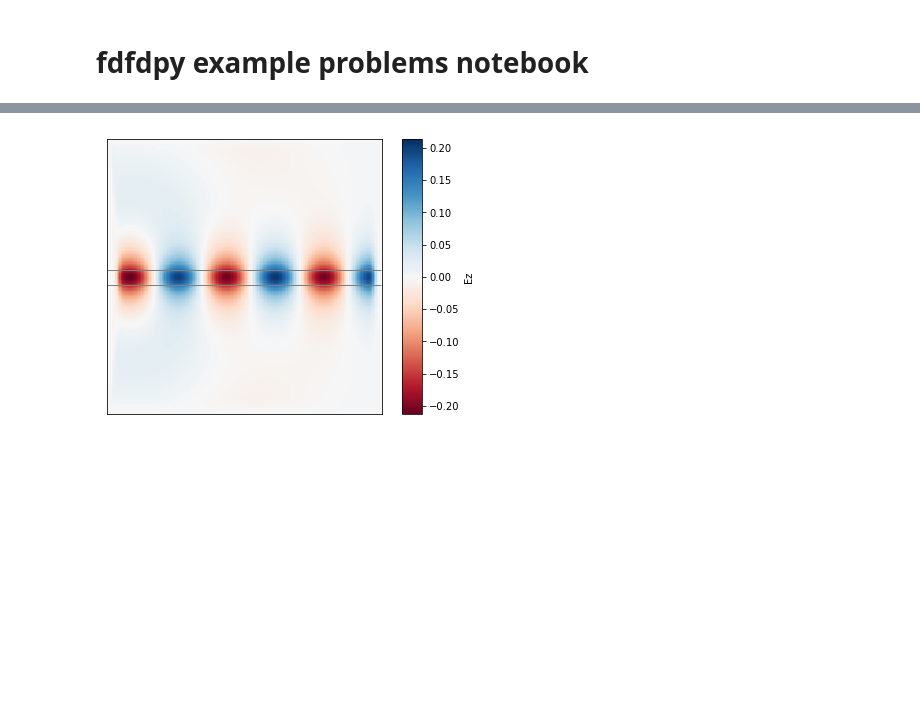
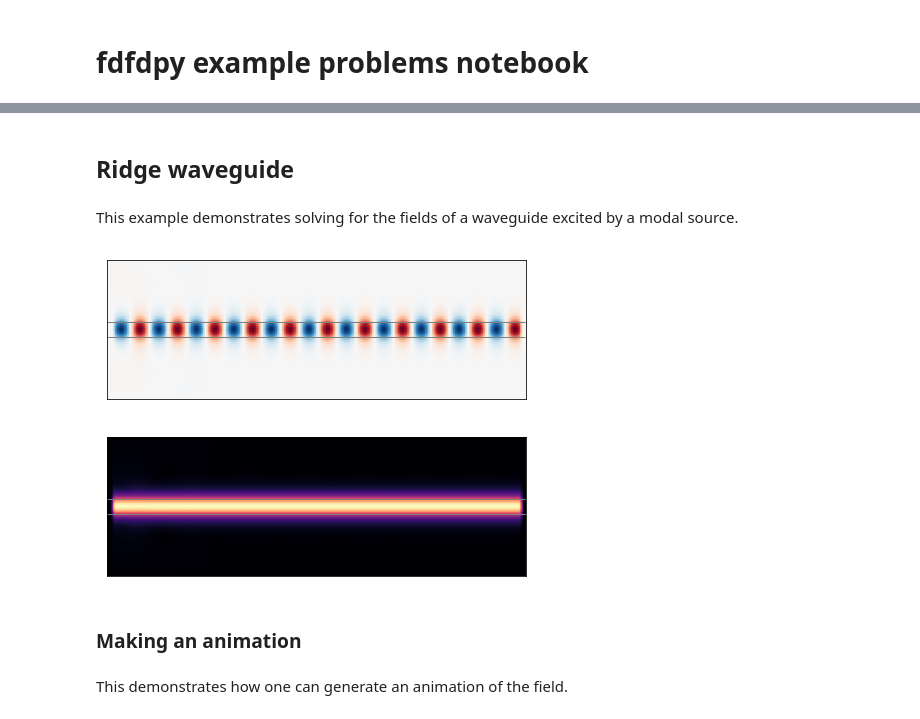
Before and after one commit to fancompute/fdfdpy, a Jupyter notebook: notebooks/Examples.ipynb, the cells around one changed output, grey strips where cells are left out. Cells and saved outputs as stored; diff of their text form; code cells hidden in the pictures; blank space fills up the shorter version.

Commit message:
Updated examples notebook Added feature to generate field animations

```diff
--- a/notebooks/Examples.ipynb
+++ b/notebooks/Examples.ipynb
@@ -12,16 +29,26 @@ from fdfdpy.Fdfd import Fdfd
+# %% [markdown]
+## Ridge waveguide
+# %% [markdown]
+This example demonstrates solving for the fields of a waveguide excited by a modal source.
 # %%
 omega = 2*np.pi*200e12
 dl = 0.01 # grid size (units of L0, which defaults to 1e-6)
-eps_r = np.ones((201,201)) # relative permittivity
-eps_r[:,95:105] = 12.25 # set waveguide region
+eps_r = np.ones((600, 200)) # relative permittivity
+eps_r[:,90:110] = 12.25 # set waveguide region
 NPML = [15, 15] # number of pml grid points on x and y borders
 
 simulation = Fdfd(omega, eps_r, dl, NPML, 'Ez')
-simulation.add_mode(3.5, 'x', [16, 100], 40)
+simulation.add_mode(3.5, 'x', [20, 100], 60)
 simulation.setup_modes()
 simulation.solve_fields()
 
-simulation.plt_re(outline=True, cbar=True);
+simulation.plt_re(outline=True, cbar=False);
+simulation.plt_abs(outline=True, cbar=False);
 # %% [output]
-[figure, old version]
+[figure, new version]
+[figure, added]
+# %% [markdown]
+### Making an animation
+# %% [markdown]
+This demonstrates how one can generate an animation of the field.
 # %%
```
Also changed, not shown: parts of 5 cells of this notebook, 1 other file.
